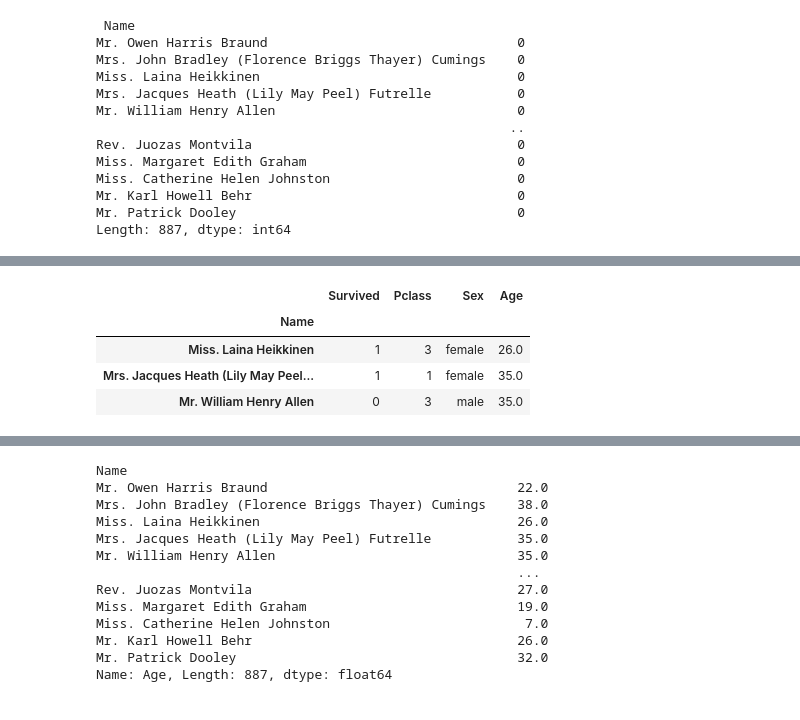
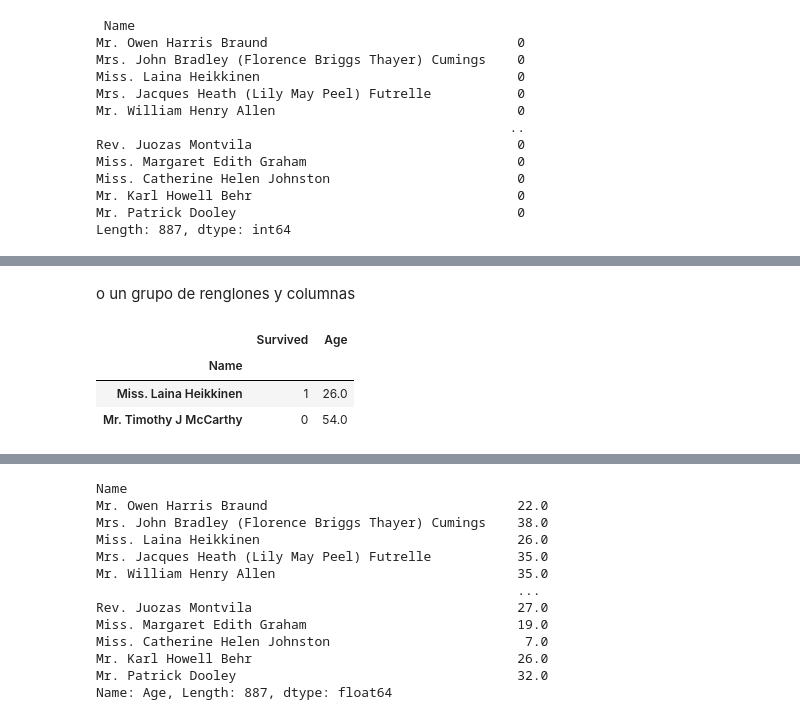
Before and after one commit to AnIsAsPe/ClasificadorClientesTelecom, a Jupyter notebook: Introducción a Pandas.ipynb, the cells around one changed output, grey strips where cells are left out. Cells and saved outputs as stored; diff of their text form; code cells hidden in the pictures.

```diff
--- a/Introducción a Pandas.ipynb
+++ b/Introducción a Pandas.ipynb
@@ -550,8 +606,9 @@ titanic.loc['Miss. Laina Heikkinen':'Mr. William Henry Allen']
+# %% [markdown]
+o un grupo de renglones y columnas
 # %%
-titanic.loc['Miss. Laina Heikkinen':'Mr. William Henry Allen', 'Survived':'Age']
+titanic.loc[['Miss. Laina Heikkinen','Mr. Timothy J McCarthy'], ['Survived','Age']]
 # %% [output]
-|  | Survived | Pclass | Sex | Age |
-| Name |  |  |  |  |
-| Miss. Laina Heikkinen | 1 | 3 | female | 26.0 |
-| Mrs. Jacques Heath (Lily May Peel... | 1 | 1 | female | 35.0 |
-| Mr. William Henry Allen | 0 | 3 | male | 35.0 |
+|  | Survived | Age |
+| Name |  |  |
+| Miss. Laina Heikkinen | 1 | 26.0 |
+| Mr. Timothy J McCarthy | 0 | 54.0 |
```
Also changed, not shown: parts of 61 cells of this notebook.
